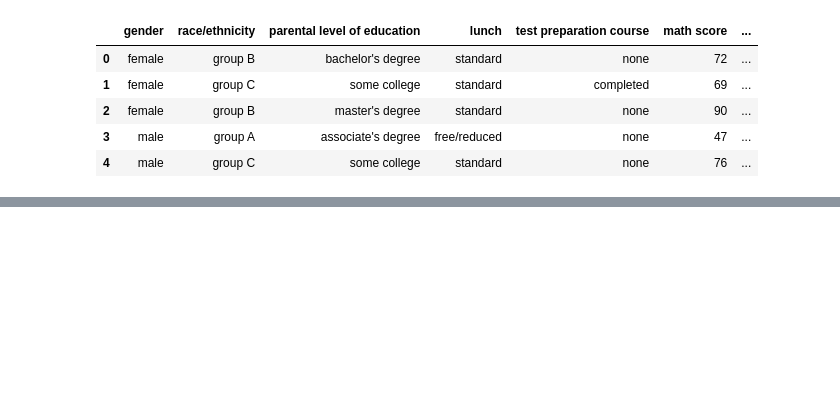
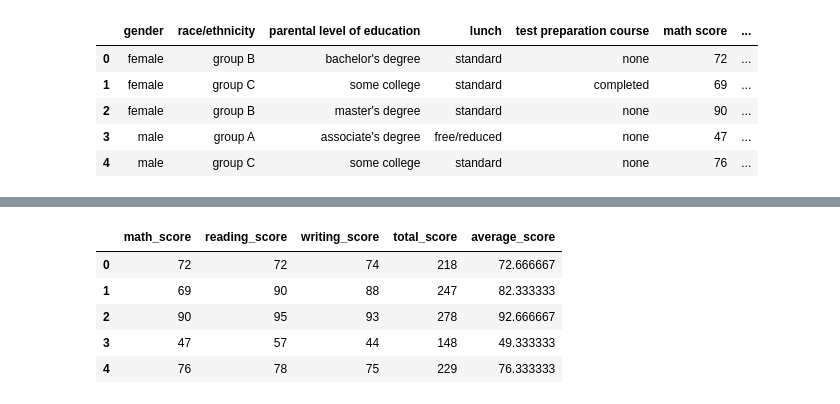
Before and after one commit to yazanhabayeb123-hash/Student-Performance-EDA, a Jupyter notebook: Student_Performance_EDA.ipynb, the cells around one changed output, grey strips where cells are left out. Drawn from its saved outputs; the diff is of its cells as text; code cells hidden in the pictures; blank space fills up the shorter version.

```diff
--- a/Student_Performance_EDA.ipynb
+++ b/Student_Performance_EDA.ipynb
@@ -45,0 +105,12 @@ df.head(5)
+# %%
+## Data Preparation
+df['total_score'] = df['math_score'] + df['reading_score'] + df['writing_score']
+df['average_score'] = df['total_score'] / 3
+df[['math_score', 'reading_score', 'writing_score', 'total_score', 'average_score']].head()
+# %% [output]
+|  | math_score | reading_score | writing_score | total_score | average_score |
+| 0 | 72 | 72 | 74 | 218 | 72.666667 |
+| 1 | 69 | 90 | 88 | 247 | 82.333333 |
+| 2 | 90 | 95 | 93 | 278 | 92.666667 |
+| 3 | 47 | 57 | 44 | 148 | 49.333333 |
+| 4 | 76 | 78 | 75 | 229 | 76.333333 |
```
Also changed, not shown: parts of 17 cells of this notebook.
